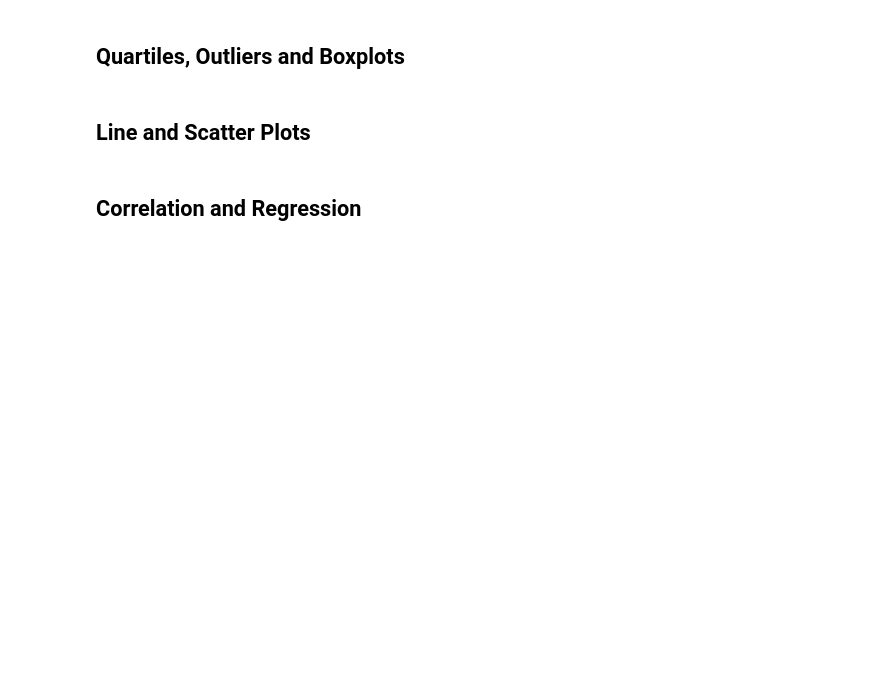
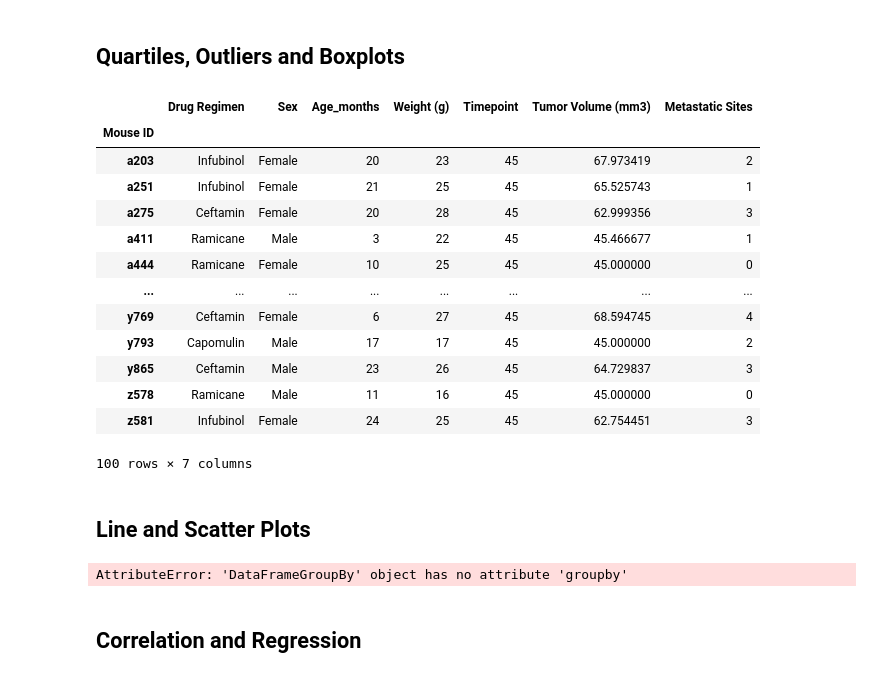
Before and after one commit to AnneNiemiec/Matplotlib, a Jupyter notebook: pymaceuticals.ipynb, the cells around one changed output. Cells and saved outputs as stored; diff of their text form; code cells hidden in the pictures; blank space fills up the shorter version.

```diff
--- a/pymaceuticals.ipynb
+++ b/pymaceuticals.ipynb
@@ -222,12 +204,31 @@ NameError: name 'gender' is not defined
 # %% [markdown]
 ## Quartiles, Outliers and Boxplots
 # %%
-# Calculate the final tumor volume of each mouse across four of the treatment regimens:
-# Capomulin, Ramicane, Infubinol, and Ceftamin
+# Calculate the final tumor volume of each mouse across four of the treatment regimens:  Capomulin, Ramicane, Infubinol, and Ceftamin
+
+# four_regimens=['Capomulin', 'Ramicane', 'Infubinol','Ceftamin']
+df_four_regimens=df_combined_clean.loc[df_combined_clean['Drug Regimen'].isin(['Capomulin', 'Ramicane', 'Infubinol','Ceftamin'])]
 
 # Start by getting the last (greatest) timepoint for each mouse
+df_four_regimens=df_four_regimens.groupby("Mouse ID").max()
+df_four_regimens
 
-
-# Merge this group df with the original dataframe to get the tumor volume at the last timepoint
+## Merge this group df with the original dataframe to get the tumor volume at the last timepoint
+##reference, https://stackoverflow.com/questions/53747080/broadcast-groupby-result-as-new-column-in-original-dataframe
+# %% [output]
+|  | Drug Regimen | Sex | Age_months | Weight (g) | Timepoint | Tumor Volume (mm3) | Metastatic Sites |
+| Mouse ID |  |  |  |  |  |  |  |
+| a203 | Infubinol | Female | 20 | 23 | 45 | 67.973419 | 2 |
+| a251 | Infubinol | Female | 21 | 25 | 45 | 65.525743 | 1 |
+| a275 | Ceftamin | Female | 20 | 28 | 45 | 62.999356 | 3 |
+| a411 | Ramicane | Male | 3 | 22 | 45 | 45.466677 | 1 |
+| a444 | Ramicane | Female | 10 | 25 | 45 | 45.000000 | 0 |
+| ... | ... | ... | ... | ... | ... | ... | ... |
+| y769 | Ceftamin | Female | 6 | 27 | 45 | 68.594745 | 4 |
+| y793 | Capomulin | Male | 17 | 17 | 45 | 45.000000 | 2 |
+| y865 | Ceftamin | Male | 23 | 26 | 45 | 64.729837 | 3 |
+| z578 | Ramicane | Male | 11 | 16 | 45 | 45.000000 | 0 |
+| z581 | Infubinol | Female | 24 | 25 | 45 | 62.754451 | 3 |
+100 rows × 7 columns
 # %%
 # Put treatments into a list for for loop (and later for plot labels)
@@ -255,3 +255,29 @@ NameError: name 'gender' is not defined
+# %%
+# Generate a line plot of tumor volume vs. time point for a mouse treated with Capomulin
+#use df_combined_clean, reference regimen column, variable is Capomulin
+
+# ax=plt.Capomulin()
+# df_combined_clean.plot(kind='Tumor Volume',x='Timepoint',ax='Capomulin')
+# plt.show()
+# df_combined_clean.set_index('Timepoint').plot()
+
+#https://datascience.stackexchange.com/questions/25596/how-to-plot-two-columns-of-single-dataframe-on-y-axis
+# import seaborn as sns
+# df_capomulin_mice=df_combined_clean("Capomulin",var_name="Tumor Volume", value_name="Timepoint")
+# sns.relplot(data=df_combined_clean, x="Tumor Volume", y="Timepoint",kind="Capomulin")
+# height=40, aspect=.5
+# df_capomulin_regimen=df_four_regimens.groupby("Capomulin")
+# df_combined_clean.plot.line("Tumor Volume (mm3)","Timepoint")
+# df_combined_clean.set_index("Capomulin").plot()
+# df_combined_clean
+
+#select one mouse and pull out timepoint and tumor data (two columns); pull out a df by using the loc command and conditional statemen in rows.  Not necessary to use groupby.  Create pd scatterplot after.
+#https://www.geeksforgeeks.org/time-series-plot-or-line-plot-with-pandas/
+df_capomulin_regimen=df_regimen_group.groupby(["Capomulin"]).count
+df_capomulin_regimen.plot(x="Timepoint", y="Tumor Volume (mm3)")
+df_capomulin_regimen
+# %% [output]
+AttributeError: 'DataFrameGroupBy' object has no attribute 'groupby'
 # %%
 # Generate a scatter plot of average tumor volume vs. mouse weight for the Capomulin regimen
 # %% [markdown]
```
Also changed, not shown: parts of 14 cells of this notebook.
